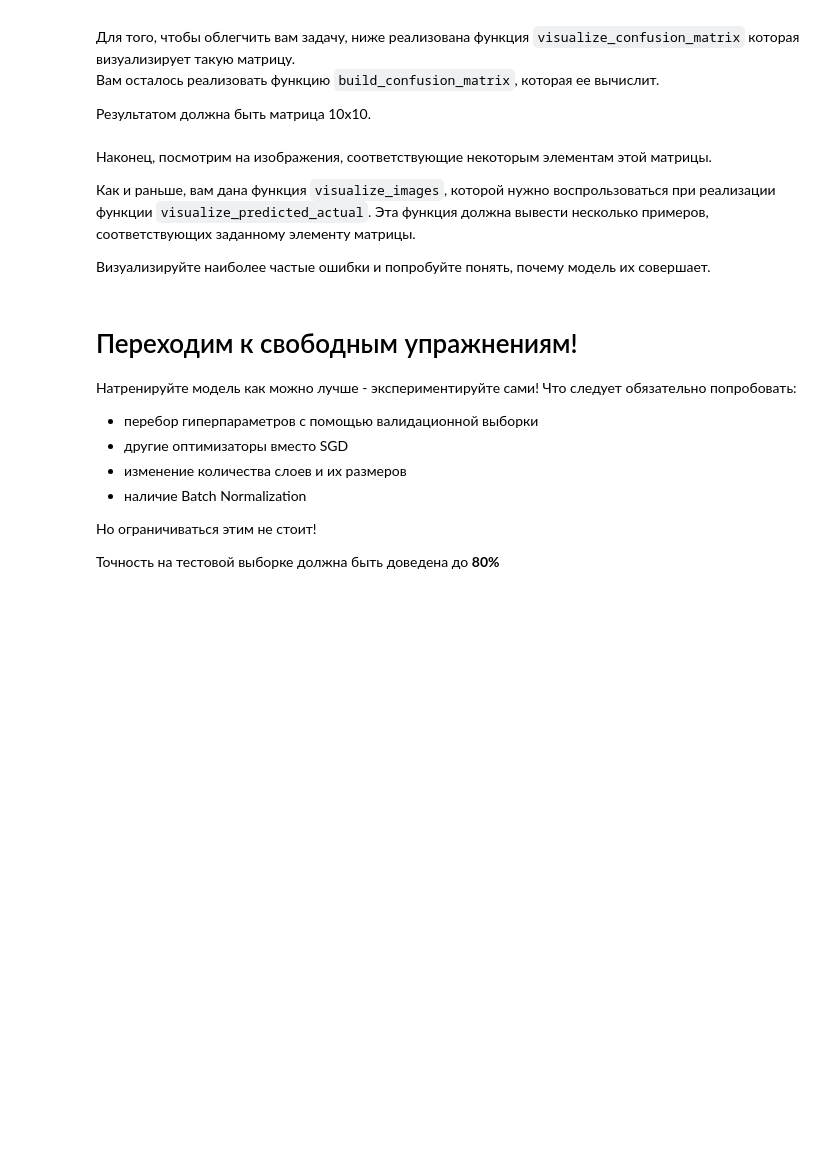
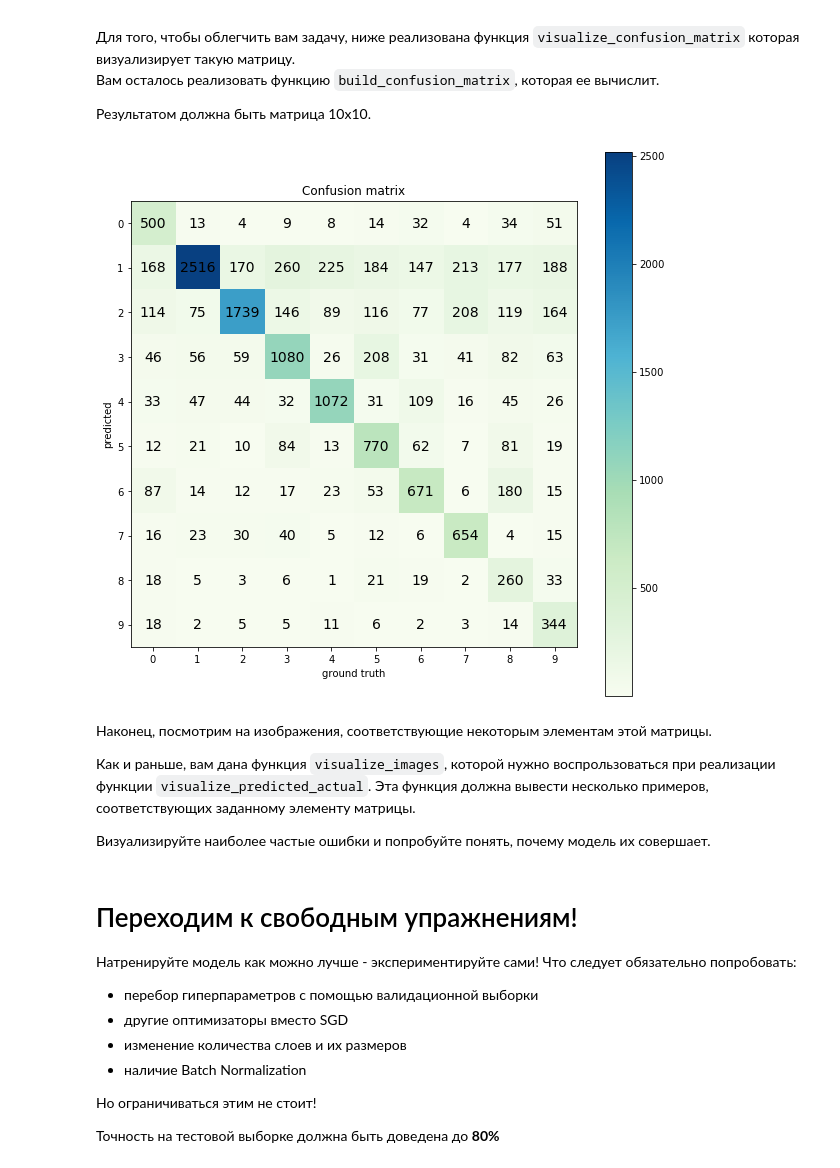
Before and after one commit to somepage/dlcourse_ai, a Jupyter notebook: assignments/assignment2/PyTorch.ipynb, the cells around one changed output. Cells and saved outputs as stored; diff of their text form; code cells hidden in the pictures; blank space fills up the shorter version.

```diff
--- a/assignments/assignment2/PyTorch.ipynb
+++ b/assignments/assignment2/PyTorch.ipynb
@@ -195,6 +218,15 @@ loss_history, train_history, val_history = train_model(nn_model, train_loader, v
 # Hint: look up learning rate schedulers in PyTorch. You might need to extend train_model function a little bit too!
 
 nn_model = nn.Sequential(
+            Flattener(),
+            nn.Linear(3*32*32, 100),
+            nn.BatchNorm1d(100),
+            nn.ReLU(inplace=True),
+            nn.Linear(100, 100),
+            nn.BatchNorm1d(100),
+            nn.ReLU(inplace=True),
+            nn.Linear(100, 10)
          )
-
-loss_history, train_history, val_history = train_model()
+optimizer = optim.SGD(nn_model.parameters(), lr=1e-3)
+scheduler = optim.lr_scheduler.StepLR(optimizer, step_size=2, gamma=0.5)
+loss_history, train_history, val_history = train_model(nn_model, train_loader, val_loader, loss, optimizer, 5, scheduler=scheduler)
@@ -239,8 +277,13 @@ def evaluate_model(model, dataset, indices):
     # TODO: Evaluate model on the list of indices and capture predictions
     # and ground truth labels
     # Hint: SubsetSampler above could be useful!
+    sampler = SubsetSampler(indices)
+    val_loader = torch.utils.data.DataLoader(data_train, batch_size=64, sampler=sampler)
+    predictions, ground_truth = np.array([]), np.array([])
 
-    raise Exception("Not implemented")
+    for x, y in val_loader:
+        predictions = np.concatenate((predictions, model(x).argmax(dim=1).numpy()), axis=None)
+        ground_truth = np.concatenate((ground_truth, y.numpy()), axis=None)
 
     return predictions, ground_truth
 
@@ -278,34 +321,40 @@ def visualize_confusion_matrix(confusion_matrix):
     size = confusion_matrix.shape[0]
     fig = plt.figure(figsize=(10,10))
     plt.title("Confusion matrix")
     plt.ylabel("predicted")
     plt.xlabel("ground truth")
     res = plt.imshow(confusion_matrix, cmap='GnBu', interpolation='nearest')
     cb = fig.colorbar(res)
     plt.xticks(np.arange(size))
     plt.yticks(np.arange(size))
     for i, row in enumerate(confusion_matrix):
         for j, count in enumerate(row):
             plt.text(j, i, count, fontsize=14, horizontalalignment='center', verticalalignment='center')
 
 def build_confusion_matrix(predictions, ground_truth):
     """
     Builds confusion matrix from predictions and ground truth
 
     predictions: np array of ints, model predictions for all validation samples
     ground_truth: np array of ints, ground truth for all validation samples
 
     Returns:
     np array of ints, (10,10), counts of samples for predicted/ground_truth classes
     """
 
     confusion_matrix = np.zeros((10,10), np.int)
 
     # TODO: Implement filling the prediction matrix
-    return np.array([[40, 2, 3], [10, 50,0], [0, 2, 80]])
+    for i in range(10):
+        for j in range(10):
+            confusion_matrix[i, j] = sum((predictions[(ground_truth==j)]==i))
+
+    return confusion_matrix
 
 confusion_matrix = build_confusion_matrix(predictions, gt)
 visualize_confusion_matrix(confusion_matrix)
+# %% [output]
+[figure, added]
 # %% [markdown]
 Наконец, посмотрим на изображения, соответствующие некоторым элементам этой матрицы.
 
```
Also changed, not shown: parts of 10 cells of this notebook.
